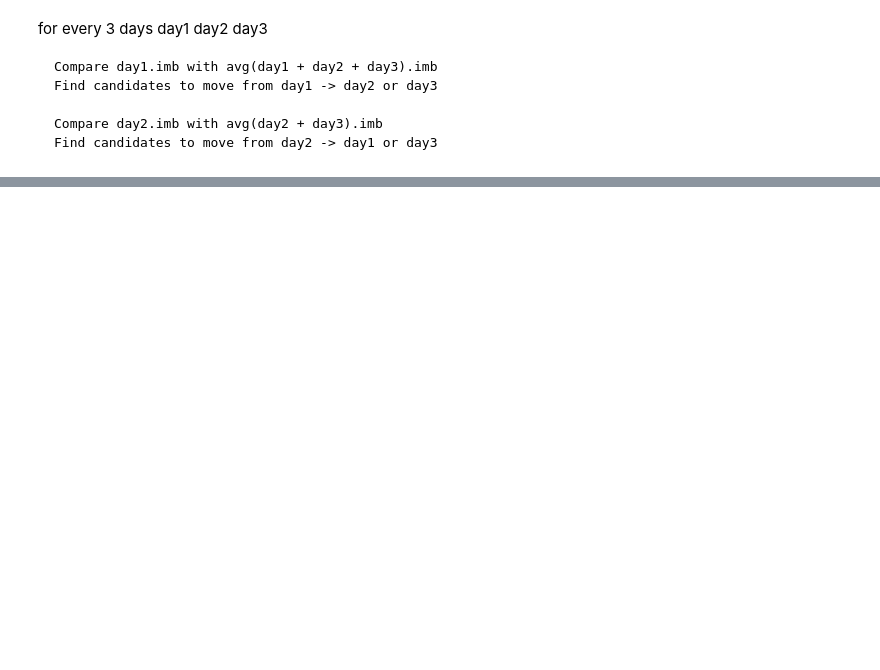
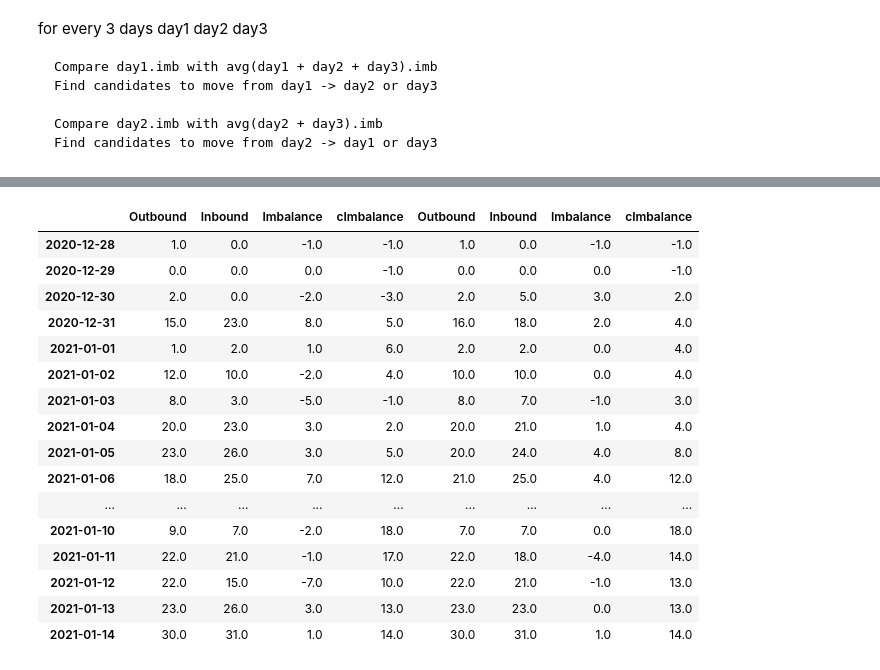
Before and after one commit to tranndt/ml-usra2021-NexusDataChallengeBison, a Jupyter notebook: [05-2021] Nexus Data Challenge/Algorithm.ipynb, the cells around one changed output, grey strips where cells are left out. Cells and saved outputs as stored; diff of their text form; code cells hidden in the pictures; blank space fills up the shorter version.

```diff
--- a/[05-2021] Nexus Data Challenge/Algorithm.ipynb
+++ b/[05-2021] Nexus Data Challenge/Algorithm.ipynb
@@ -105,7 +105,7 @@ def get_df_count(df,start_date=None,end_date=None,fill_missing=False):
     df_out = df[df['Shipper Region3'].str.contains('PQ')]['Start Date'].value_counts().sort_index(axis=0)
     df_in = df[df['Consignee Region3'].str.contains('PQ')]['Completion Date'].value_counts().sort_index(axis=0)
     df_count = pd.concat([df_out, df_in],axis=1).fillna(0, downcast='infer').rename(columns={"Start Date": "Outbound", "Completion Date": "Inbound"})
-    if fill_missing:
+    if fill_missing and start_date and end_date:
         df_count = pd.DataFrame(index=get_dates(start_date,end_date)).join(df_count,how='outer').fillna(0)
     df_count["Imbalance"] = df_count["Inbound"] - df_count["Outbound"]
     df_count["cImbalance"] = df_count["Imbalance"].cumsum()
@@ -117,7 +117,9 @@ def get_imb(df,date,col="Imbalance"):
         return df.loc[date,col]
 
 def get_dates(start_date,end_date):
-    return [start_date + i*DAYS_1 for i in range(int((end_date-start_date).days+1))]
+    if type(start_date) == pd.Timestamp and type(end_date) == pd.Timestamp:
+        return [start_date + i*DAYS_1 for i in range(int((end_date-start_date).days+1))]
+    else: return []
 
 def get_earliest(df,col=["Start Date","Completion Date"]):
     if col == ["Start Date","Completion Date"]:
@@ -126,7 +128,7 @@ def get_earliest(df,col=["Start Date","Completion Date"]):
         return df.loc[:,col].min()
 
 def get_latest(df,col=["Start Date","Completion Date"]):
-    if type(col) == list and len(col) > 1:
+    if col == ["Start Date","Completion Date"]:
         return df.loc[:,col].max().max()
     else:
         return df.loc[:,col].max()
@@ -800,11 +871,29 @@ plot_imb(df_recount,'-o')
 # %%
-start_date = get_earliest(DF_CLEAN)
+start_date = pd.Timestamp(2020,12,31,0)
 end_date = start_date + DAYS_14
 
 df = get_df_span(DF_CLEAN,start_date,end_date)
-df_count = get_df_count(df,start_date,end_date,True)
+df_count = get_df_count(df,fill_missing=True)
 
 df_resched = get_df_rescheduled(df)
-df_recount = get_df_count(df_resched,start_date,end_date,True)
+df_recount = get_df_count(df_resched,fill_missing=True)
 
 pd.concat([df_count,df_recount],axis=1)
+# %% [output]
+|  | Outbound | Inbound | Imbalance | cImbalance | Outbound | Inbound | Imbalance | cImbalance |
+| 2020-12-28 | 1.0 | 0.0 | -1.0 | -1.0 | 1.0 | 0.0 | -1.0 | -1.0 |
+| 2020-12-29 | 0.0 | 0.0 | 0.0 | -1.0 | 0.0 | 0.0 | 0.0 | -1.0 |
+| 2020-12-30 | 2.0 | 0.0 | -2.0 | -3.0 | 2.0 | 5.0 | 3.0 | 2.0 |
+| 2020-12-31 | 15.0 | 23.0 | 8.0 | 5.0 | 16.0 | 18.0 | 2.0 | 4.0 |
+| 2021-01-01 | 1.0 | 2.0 | 1.0 | 6.0 | 2.0 | 2.0 | 0.0 | 4.0 |
+| 2021-01-02 | 12.0 | 10.0 | -2.0 | 4.0 | 10.0 | 10.0 | 0.0 | 4.0 |
+| 2021-01-03 | 8.0 | 3.0 | -5.0 | -1.0 | 8.0 | 7.0 | -1.0 | 3.0 |
+| 2021-01-04 | 20.0 | 23.0 | 3.0 | 2.0 | 20.0 | 21.0 | 1.0 | 4.0 |
+| 2021-01-05 | 23.0 | 26.0 | 3.0 | 5.0 | 20.0 | 24.0 | 4.0 | 8.0 |
+| 2021-01-06 | 18.0 | 25.0 | 7.0 | 12.0 | 21.0 | 25.0 | 4.0 | 12.0 |
+| ... | ... | ... | ... | ... | ... | ... | ... | ... |
+| 2021-01-10 | 9.0 | 7.0 | -2.0 | 18.0 | 7.0 | 7.0 | 0.0 | 18.0 |
+| 2021-01-11 | 22.0 | 21.0 | -1.0 | 17.0 | 22.0 | 18.0 | -4.0 | 14.0 |
+| 2021-01-12 | 22.0 | 15.0 | -7.0 | 10.0 | 22.0 | 21.0 | -1.0 | 13.0 |
+| 2021-01-13 | 23.0 | 26.0 | 3.0 | 13.0 | 23.0 | 23.0 | 0.0 | 13.0 |
+| 2021-01-14 | 30.0 | 31.0 | 1.0 | 14.0 | 30.0 | 31.0 | 1.0 | 14.0 |
```
Also changed, not shown: parts of 12 cells of this notebook.
